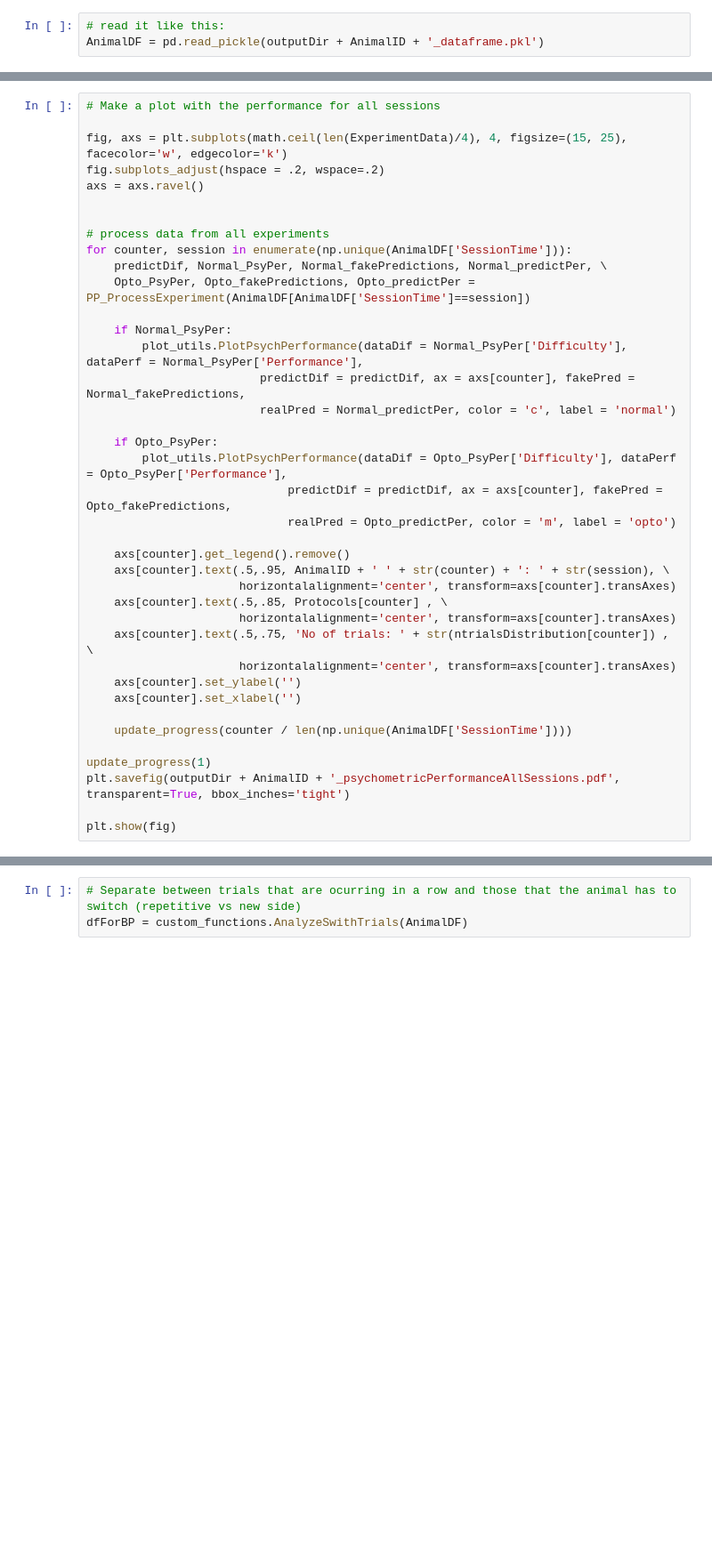
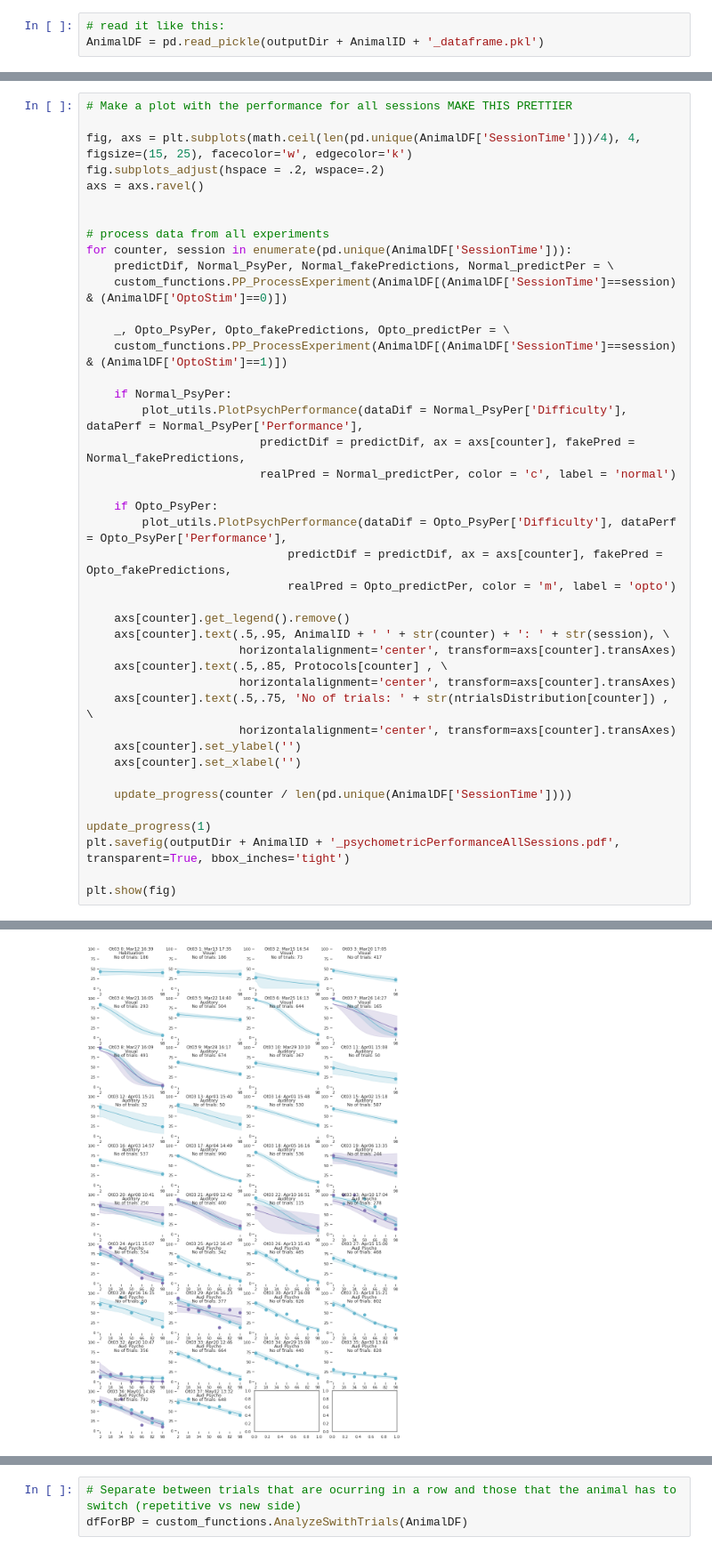
Before and after one commit to HernandoMV/BehaviouralAnalysis, a Jupyter notebook: Bpod_Analysis.ipynb, the cells around one changed output, grey strips where cells are left out. Shown at 89% size. Cells and saved outputs as stored; diff of their text form; blank space fills up the shorter version.

```diff
--- a/Bpod_Analysis.ipynb
+++ b/Bpod_Analysis.ipynb
@@ -284,15 +243,18 @@ plt.show(fig)
 # %%
-# Make a plot with the performance for all sessions
+# Make a plot with the performance for all sessions MAKE THIS PRETTIER
 
-fig, axs = plt.subplots(math.ceil(len(ExperimentData)/4), 4, figsize=(15, 25), facecolor='w', edgecolor='k')
+fig, axs = plt.subplots(math.ceil(len(pd.unique(AnimalDF['SessionTime']))/4), 4, figsize=(15, 25), facecolor='w', edgecolor='k')
 fig.subplots_adjust(hspace = .2, wspace=.2)
 axs = axs.ravel()
 
 
 # process data from all experiments
-for counter, session in enumerate(np.unique(AnimalDF['SessionTime'])):
-    predictDif, Normal_PsyPer, Normal_fakePredictions, Normal_predictPer, \
-    Opto_PsyPer, Opto_fakePredictions, Opto_predictPer = PP_ProcessExperiment(AnimalDF[AnimalDF['SessionTime']==session])
+for counter, session in enumerate(pd.unique(AnimalDF['SessionTime'])):
+    predictDif, Normal_PsyPer, Normal_fakePredictions, Normal_predictPer = \
+    custom_functions.PP_ProcessExperiment(AnimalDF[(AnimalDF['SessionTime']==session) & (AnimalDF['OptoStim']==0)])
+
+    _, Opto_PsyPer, Opto_fakePredictions, Opto_predictPer = \
+    custom_functions.PP_ProcessExperiment(AnimalDF[(AnimalDF['SessionTime']==session) & (AnimalDF['OptoStim']==1)])
 
     if Normal_PsyPer:
         plot_utils.PlotPsychPerformance(dataDif = Normal_PsyPer['Difficulty'], dataPerf = Normal_PsyPer['Performance'],
@@ -314,9 +276,10 @@ for counter, session in enumerate(np.unique(AnimalDF['SessionTime'])):
     axs[counter].set_ylabel('')
     axs[counter].set_xlabel('')
 
-    update_progress(counter / len(np.unique(AnimalDF['SessionTime'])))
+    update_progress(counter / len(pd.unique(AnimalDF['SessionTime'])))
 
 update_progress(1)
 plt.savefig(outputDir + AnimalID + '_psychometricPerformanceAllSessions.pdf', transparent=True, bbox_inches='tight')
 
 plt.show(fig)
+# %% [output]
@@ -323,3 +287,4 @@ plt.show(fig)
+[figure, added]
 # %%
 # Group sessions by type and plot them together
 protToGroup = 'Aud_Psycho'
```
Also changed, not shown: parts of 18 cells of this notebook, 2 other files.
